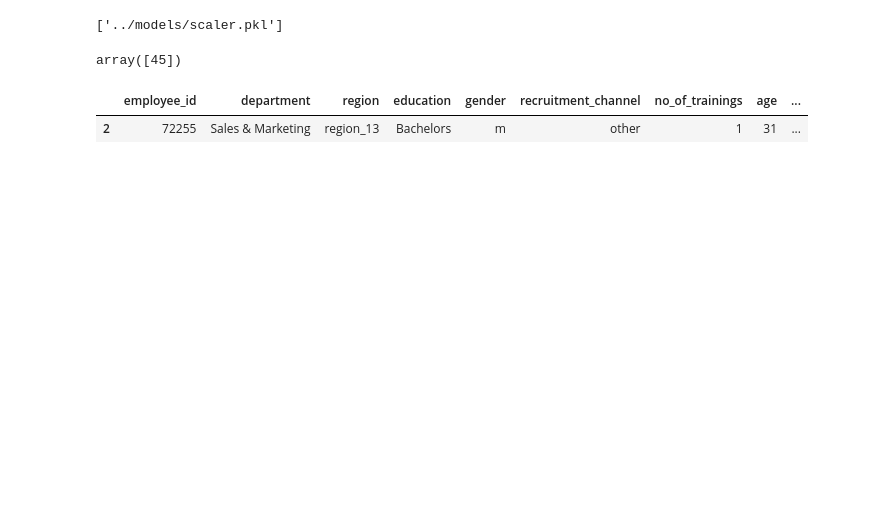
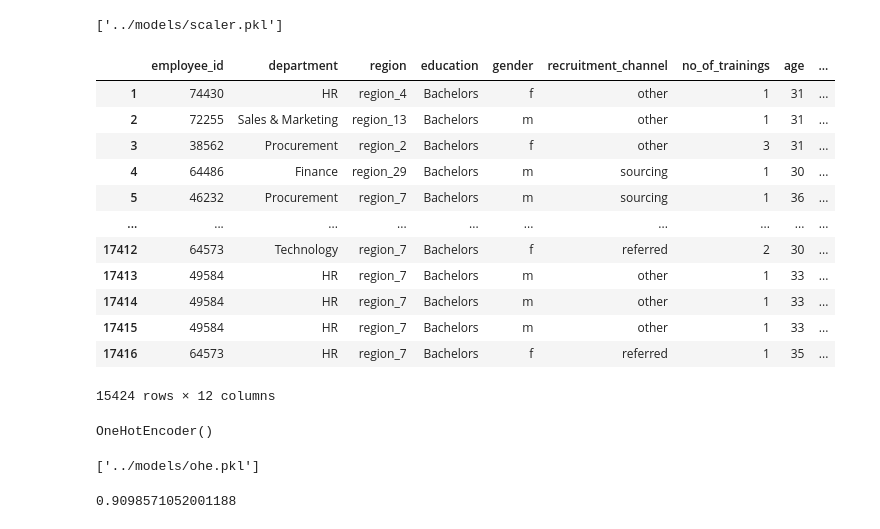
Before and after one commit to hsd2514/isa-task, a Jupyter notebook: notebooks/main.ipynb, the cells around one changed output. Cells and saved outputs as stored; diff of their text form; code cells hidden in the pictures; blank space fills up the shorter version.

```diff
--- a/notebooks/main.ipynb
+++ b/notebooks/main.ipynb
@@ -1023,12 +983,29 @@ def predict(data):
-# %%
-#lets make pridiction on third row of temp_df
-temp_df=pd.read_csv("../data/Uncleaned_employees_final_dataset (1).csv")
-
-predict(temp_df.iloc[2:3].drop("avg_training_score",axis=1))
-# %% [output]
-array([45])
-# %%
-temp_df.iloc[2:3]
-# %% [output]
-|  | employee_id | department | region | education | gender | recruitment_channel | no_of_trainings | age | ... |
-| 2 | 72255 | Sales & Marketing | region_13 | Bachelors | m | other | 1 | 31 | ... |
+# %%
+#lets create a lebal encoder model
+from sklearn.preprocessing import LabelEncoder
+df=pd.read_csv("../data/Uncleaned_employees_final_dataset (1).csv")
+df.dropna(inplace=True)
+X = df.drop("avg_training_score",axis=1)
+y= df["avg_training_score"]
+# %% [output]
+|  | employee_id | department | region | education | gender | recruitment_channel | no_of_trainings | age | ... |
+| 1 | 74430 | HR | region_4 | Bachelors | f | other | 1 | 31 | ... |
+| 2 | 72255 | Sales & Marketing | region_13 | Bachelors | m | other | 1 | 31 | ... |
+| 3 | 38562 | Procurement | region_2 | Bachelors | f | other | 3 | 31 | ... |
+| 4 | 64486 | Finance | region_29 | Bachelors | m | sourcing | 1 | 30 | ... |
+| 5 | 46232 | Procurement | region_7 | Bachelors | m | sourcing | 1 | 36 | ... |
+| ... | ... | ... | ... | ... | ... | ... | ... | ... | ... |
+| 17412 | 64573 | Technology | region_7 | Bachelors | f | referred | 2 | 30 | ... |
+| 17413 | 49584 | HR | region_7 | Bachelors | m | other | 1 | 33 | ... |
+| 17414 | 49584 | HR | region_7 | Bachelors | m | other | 1 | 33 | ... |
+| 17415 | 49584 | HR | region_7 | Bachelors | m | other | 1 | 33 | ... |
+| 17416 | 64573 | HR | region_7 | Bachelors | f | referred | 1 | 35 | ... |
+15424 rows × 12 columns
+# %%
+#lets encode the data with one hot encoder
+
+from sklearn.preprocessing import OneHotEncoder
+ohe = OneHotEncoder()
+ohe.fit(X)
+# %% [output]
+OneHotEncoder()
@@ -1034,0 +1014,9 @@ temp_df.iloc[2:3]
+# %%
+#lets save the ohe model
+joblib.dump(ohe,"../models/ohe.pkl")
+# %% [output]
+['../models/ohe.pkl']
+# %%
+en_model.score(X_trs,y)
+# %% [output]
+0.9098571052001188
```
Also changed, not shown: parts of 38 cells of this notebook, 15 other files.
